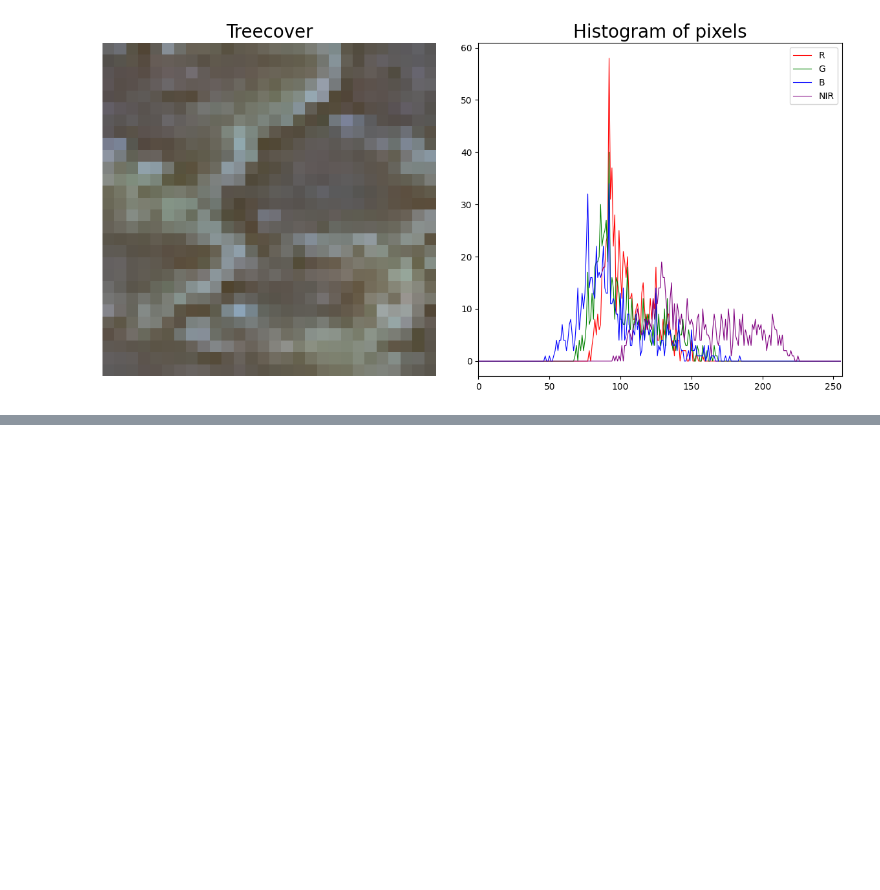
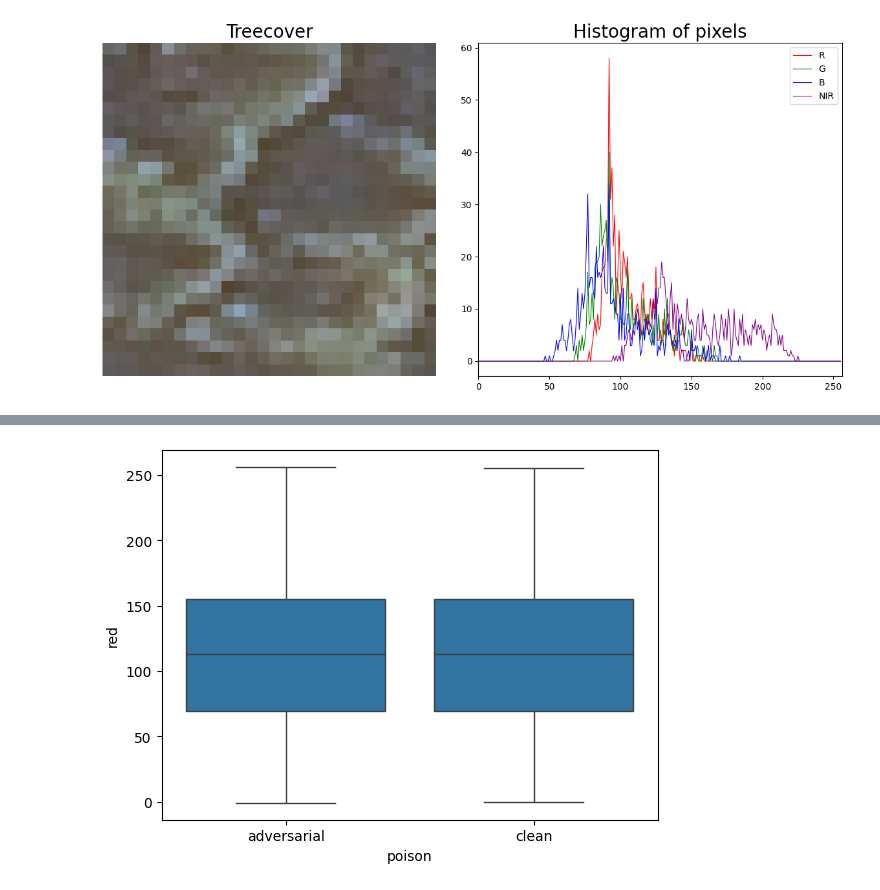
Before and after one commit to sgmurphy00/TOOLS1, a Jupyter notebook: initial_dataexploration.ipynb, the cells around one changed output, grey strips where cells are left out. Cells and saved outputs as stored; diff of their text form; code cells hidden in the pictures; blank space fills up the shorter version.

Commit message:
sample visualizations and some array stats

```diff
--- a/initial_dataexploration.ipynb
+++ b/initial_dataexploration.ipynb
@@ -317,0 +332,2 @@ Clipping input data to the valid range for imshow with RGB data ([0..1] for floa
+# %%
+adverse_numpy = adversarial_images.numpy()
@@ -317,0 +352,8 @@ Clipping input data to the valid range for imshow with RGB data ([0..1] for floa
+# %%
+# t-test red channel (example for other channels)
+from scipy import stats
+
+adverse_red = adverse_numpy[:,:,:,0].flatten()
+clean_red = x_test_lim[:,:,:,0].flatten()
+
+t_test, p_value = stats.ttest_ind(adverse_red, clean_red)
@@ -317,0 +399,10 @@ Clipping input data to the valid range for imshow with RGB data ([0..1] for floa
+# %%
+df = pd.DataFrame({
+    'red': np.concatenate([adverse_red, clean_red]),
+    'poison': ['adversarial'] * len(adverse_red) + ['clean'] * len(clean_red)
+})
+# %%
+sns.boxplot(x='poison', y='red', data=df)
+plt.show()
+# %% [output]
+[figure, added]
```
Also changed, not shown: parts of 20 cells of this notebook.
